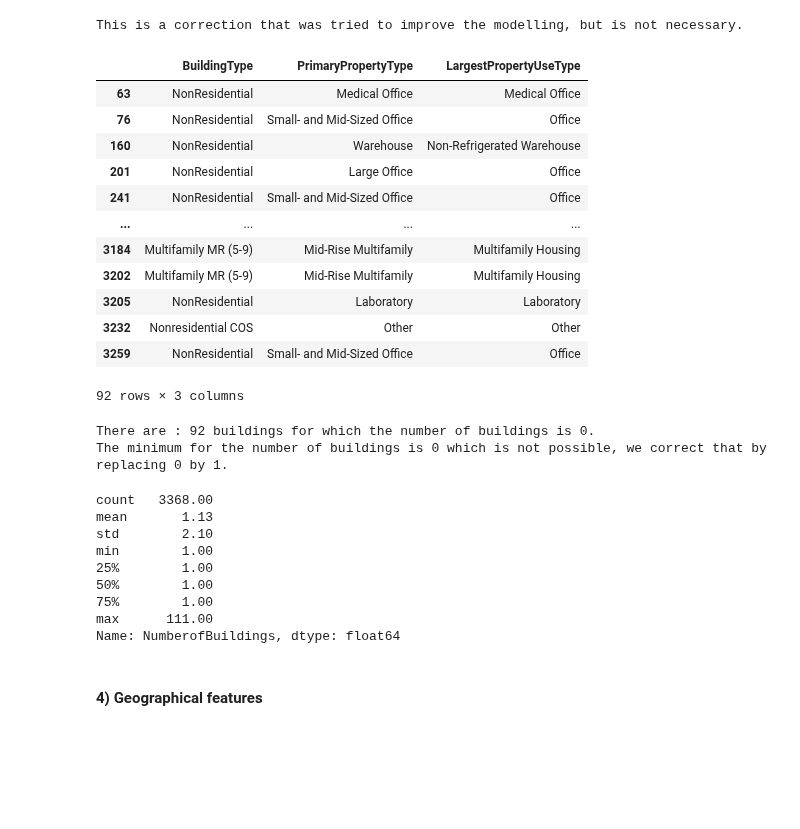
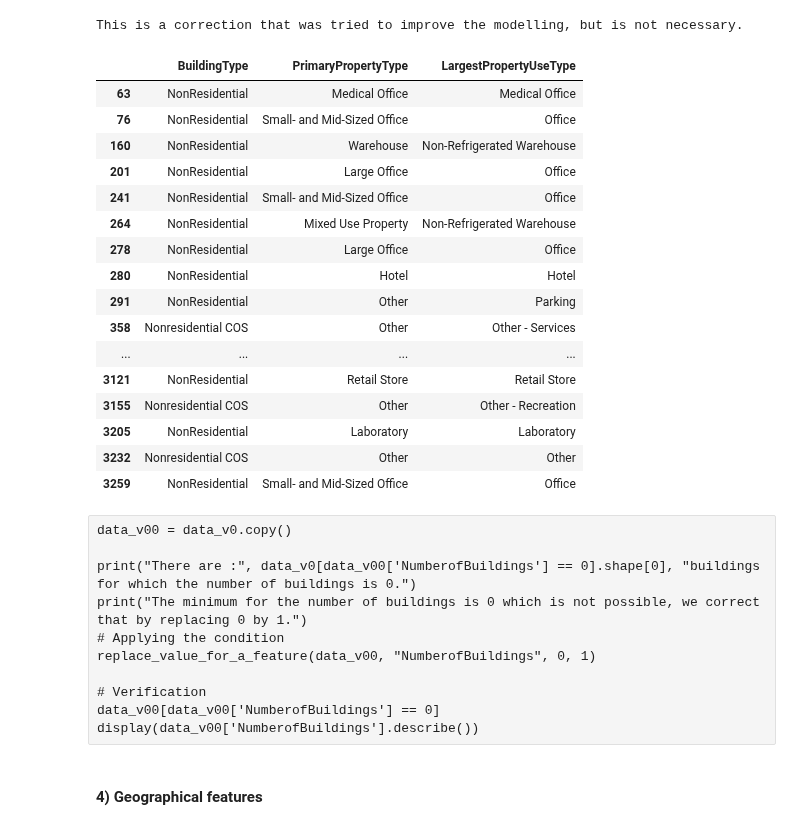
Before and after one commit to oumeima-elgharbi/P4_Data_Science_OpenClassrooms, a Jupyter notebook: P4_01_cleaning.ipynb, the cells around one changed output. Drawn from its saved outputs; the diff is of its cells as text; code cells hidden in the pictures; blank space fills up the shorter version.

```diff
--- a/P4_01_cleaning.ipynb
+++ b/P4_01_cleaning.ipynb
@@ -225,0 +262,3 @@ For the building type, we only have one building as 'Nonresidential WA', we will
+# %%
+data_v0 = remove_residential_buildings(raw_data)
+display(data_v0)
@@ -230,44 +313,36 @@ print("This is a correction that was tried to improve the modelling, but is not
 # %% [output]
 This is a correction that was tried to improve the modelling, but is not necessary.
 # %%
-raw_data[raw_data['NumberofBuildings'] == 0][["BuildingType", "PrimaryPropertyType", "LargestPropertyUseType"]]
+data_v0[data_v0['NumberofBuildings'] == 0][["BuildingType", "PrimaryPropertyType", "LargestPropertyUseType"]]
 # %% [output]
 |  | BuildingType | PrimaryPropertyType | LargestPropertyUseType |
 | 63 | NonResidential | Medical Office | Medical Office |
 | 76 | NonResidential | Small- and Mid-Sized Office | Office |
 | 160 | NonResidential | Warehouse | Non-Refrigerated Warehouse |
 | 201 | NonResidential | Large Office | Office |
 | 241 | NonResidential | Small- and Mid-Sized Office | Office |
+| 264 | NonResidential | Mixed Use Property | Non-Refrigerated Warehouse |
+| 278 | NonResidential | Large Office | Office |
+| 280 | NonResidential | Hotel | Hotel |
+| 291 | NonResidential | Other | Parking |
+| 358 | Nonresidential COS | Other | Other - Services |
 | ... | ... | ... | ... |
-| 3184 | Multifamily MR (5-9) | Mid-Rise Multifamily | Multifamily Housing |
-| 3202 | Multifamily MR (5-9) | Mid-Rise Multifamily | Multifamily Housing |
+| 3121 | NonResidential | Retail Store | Retail Store |
+| 3155 | Nonresidential COS | Other | Other - Recreation |
 | 3205 | NonResidential | Laboratory | Laboratory |
 | 3232 | Nonresidential COS | Other | Other |
 | 3259 | NonResidential | Small- and Mid-Sized Office | Office |
-92 rows × 3 columns
-# %%
-data_v0 = raw_data.copy()
-
-print("There are :", data_v0[data_v0['NumberofBuildings'] == 0].shape[0], "buildings for which the number of buildings is 0.")
-print("The minimum for the number of buildings is 0 which is not possible, we correct that by replacing 0 by 1.")
-# Applying the condition
-replace_value_for_a_feature(data_v0, "NumberofBuildings", 0, 1)
-
-# Verification
-data_v0[data_v0['NumberofBuildings'] == 0]
-display(data_v0['NumberofBuildings'].describe())
-# %% [output]
-There are : 92 buildings for which the number of buildings is 0.
-The minimum for the number of buildings is 0 which is not possible, we correct that by replacing 0 by 1.
-count   3368.00
-mean       1.13
-std        2.10
-min        1.00
-25%        1.00
-50%        1.00
-75%        1.00
-max      111.00
-Name: NumberofBuildings, dtype: float64
+# %% [raw]
+data_v00 = data_v0.copy()
+
+print("There are :", data_v0[data_v00['NumberofBuildings'] == 0].shape[0], "buildings for which the number of buildings is 0.")
+print("The minimum for the number of buildings is 0 which is not possible, we correct that by replacing 0 by 1.")
+# Applying the condition
+replace_value_for_a_feature(data_v00, "NumberofBuildings", 0, 1)
+
+# Verification
+data_v00[data_v00['NumberofBuildings'] == 0]
+display(data_v00['NumberofBuildings'].describe())
 # %% [markdown]
 #### 4) Geographical features
 # %%
```
Also changed, not shown: parts of 30 cells of this notebook, 31 other files.
